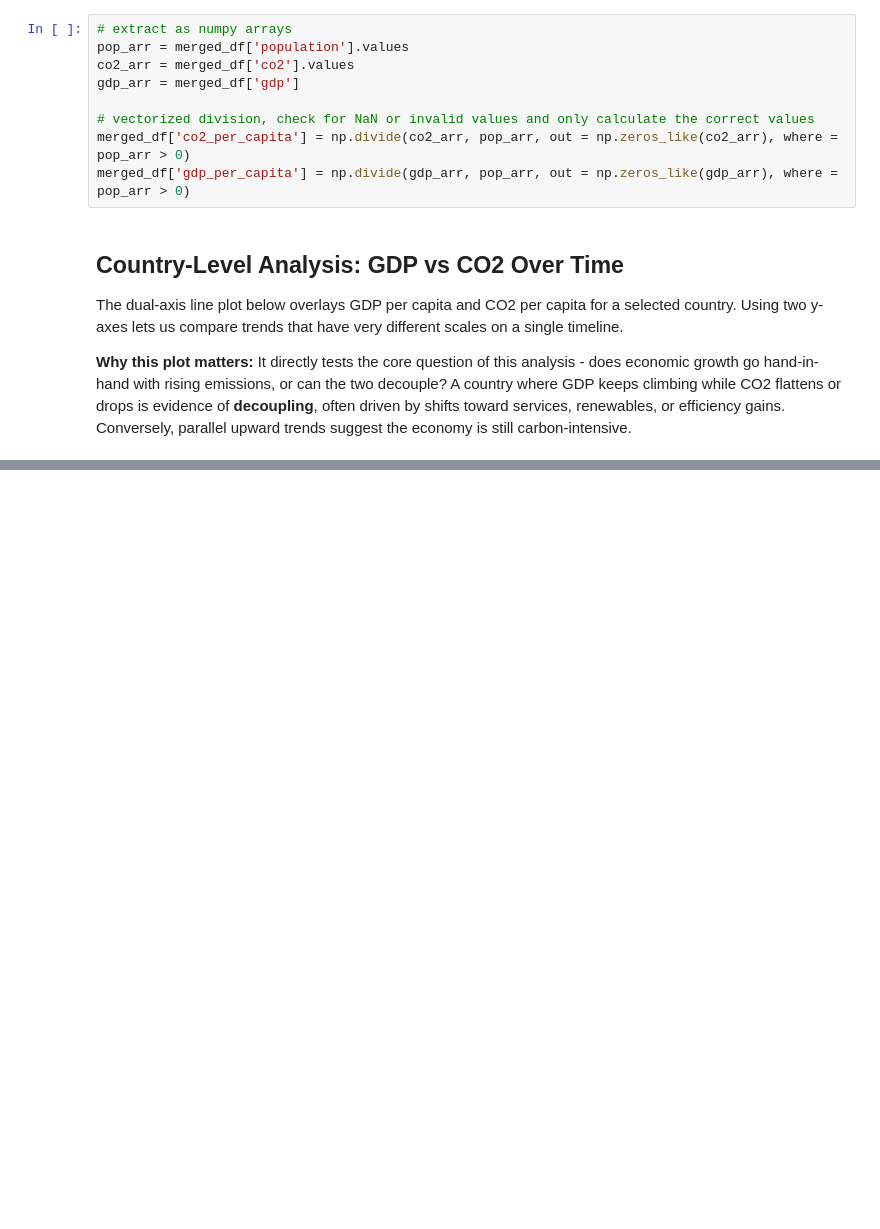
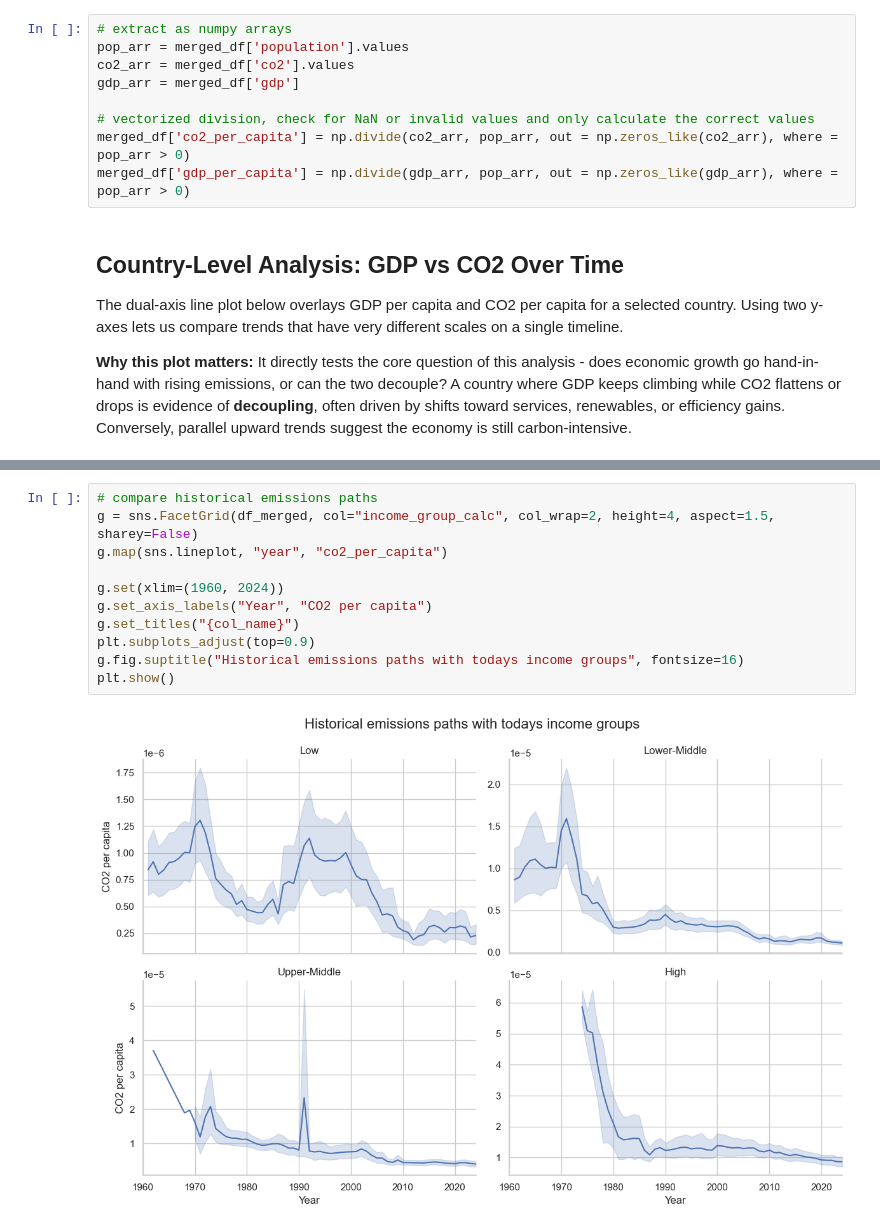
Before and after one commit to fabianfrank-dev/carbon_analysis, a Jupyter notebook: processor.ipynb, the cells around one changed output, grey strips where cells are left out. Drawn from its saved outputs; the diff is of its cells as text; blank space fills up the shorter version.

```diff
--- a/processor.ipynb
+++ b/processor.ipynb
@@ -207,0 +298,13 @@ plt.show()
+# %%
+# compare historical emissions paths
+g = sns.FacetGrid(df_merged, col="income_group_calc", col_wrap=2, height=4, aspect=1.5, sharey=False)
+g.map(sns.lineplot, "year", "co2_per_capita")
+
+g.set(xlim=(1960, 2024))
+g.set_axis_labels("Year", "CO2 per capita")
+g.set_titles("{col_name}")
+plt.subplots_adjust(top=0.9)
+g.fig.suptitle("Historical emissions paths with todays income groups", fontsize=16)
+plt.show()
+# %% [output]
+[figure, added]
```
Also changed, not shown: parts of 12 cells of this notebook, 2 other files.
